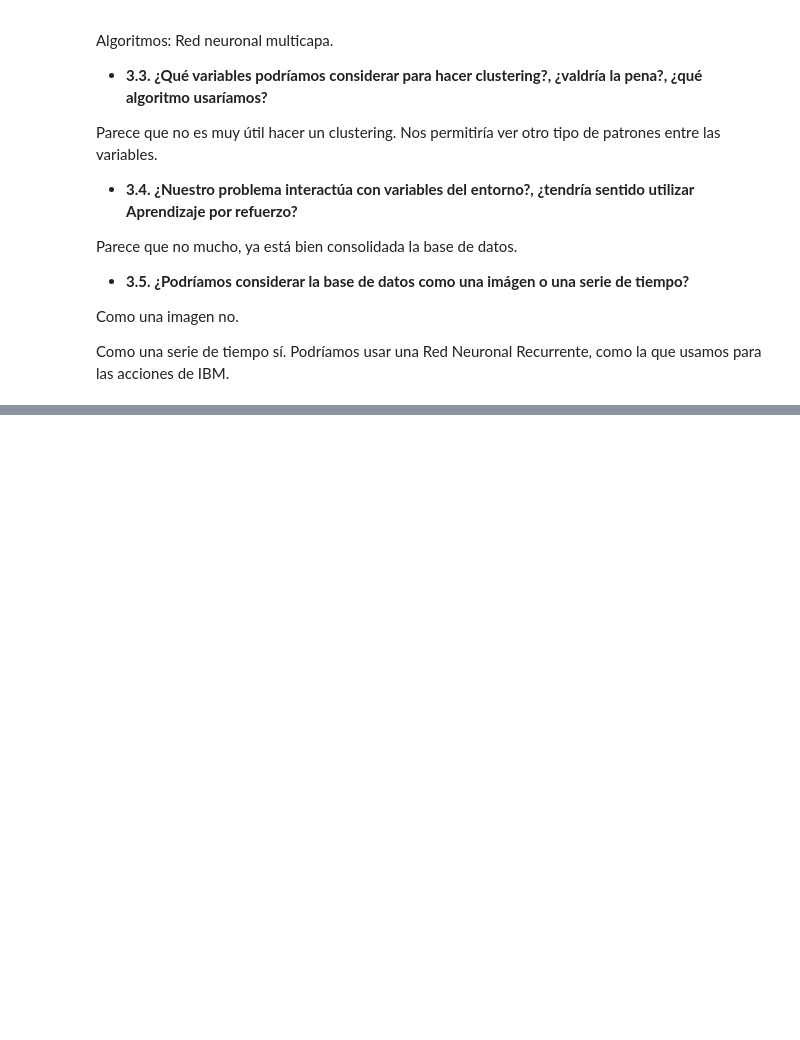
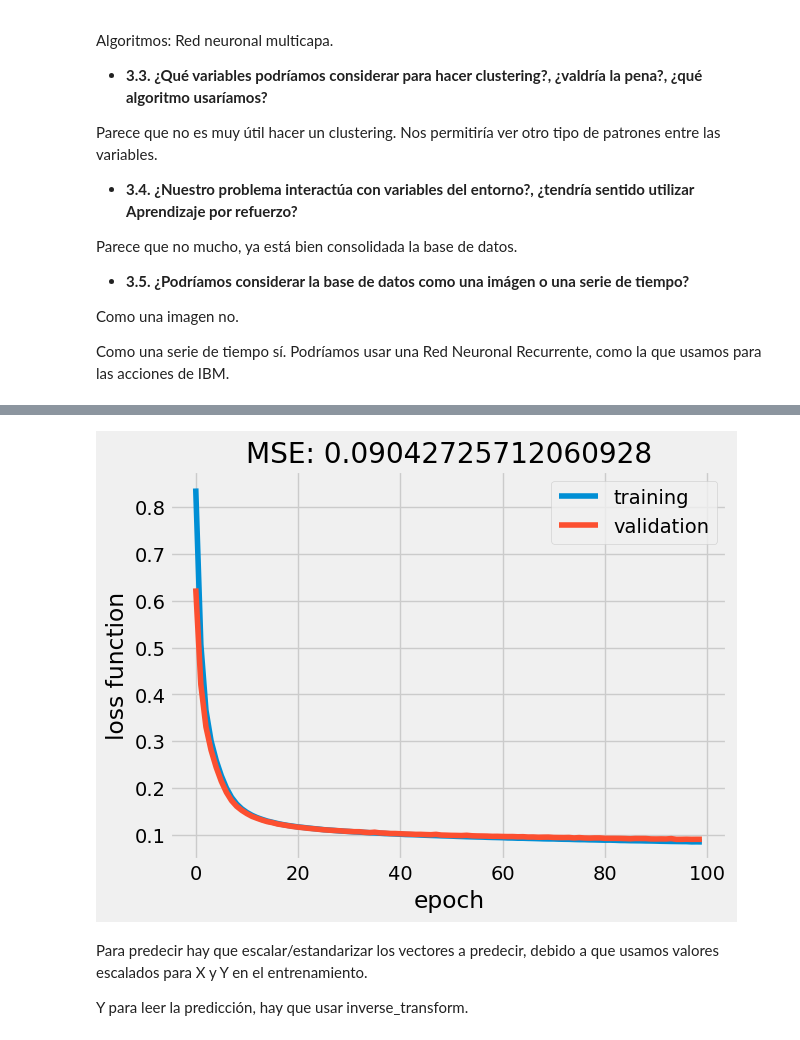
Before and after one commit to igomezv/DataScienceIntermedio, a Jupyter notebook: 5-Aplicación-de-análisis-de-datos.ipynb, the cells around one changed output, grey strips where cells are left out. Cells and saved outputs as stored; diff of their text form; code cells hidden in the pictures; blank space fills up the shorter version.

```diff
--- a/5-Aplicación-de-análisis-de-datos.ipynb
+++ b/5-Aplicación-de-análisis-de-datos.ipynb
@@ -261,0 +265,8 @@ np.shape(Y), type(Y)
+# %%
+xscaler =  StandardScaler()
+xscaler.fit(X)
+X_sc = xscaler.transform(X)
+# %%
+yscaler = StandardScaler()
+yscaler.fit(Y)
+Y_sc = yscaler.transform(Y)
@@ -261,0 +286,5 @@ np.shape(Y), type(Y)
+# %%
+from sklearn.model_selection import train_test_split
+
+X_train, X_val = train_test_split(X_sc, train_size=0.8, shuffle=True, random_state=1)
+Y_train, Y_val = train_test_split(Y_sc, train_size=0.8, shuffle=True, random_state=1)
@@ -261,0 +360,6 @@ np.shape(Y), type(Y)
+# %%
+epochs = 100
+bs = 512
+
+history = model.fit(X_train, Y_train, validation_data=(X_val, Y_val),
+                    epochs=epochs, batch_size=bs)
@@ -261,0 +384,15 @@ np.shape(Y), type(Y)
+# %%
+plt.plot(history.history['loss'], label='training set')
+plt.plot(history.history['val_loss'], label='validation set')
+mse = np.min(history.history['val_loss'])
+plt.title('MSE: {}'.format(mse))
+plt.ylabel('loss function')
+plt.xlabel('epoch')
+plt.legend(['training', 'validation'], loc='upper right')
+plt.show()
+# %% [output]
+[figure, added]
+# %% [markdown]
+Para predecir hay que escalar/estandarizar los vectores a predecir, debido a que usamos valores escalados para X y Y en el entrenamiento.
+
+Y para leer la predicción, hay que usar inverse_transform.
```
Also changed, not shown: parts of 40 cells of this notebook.
